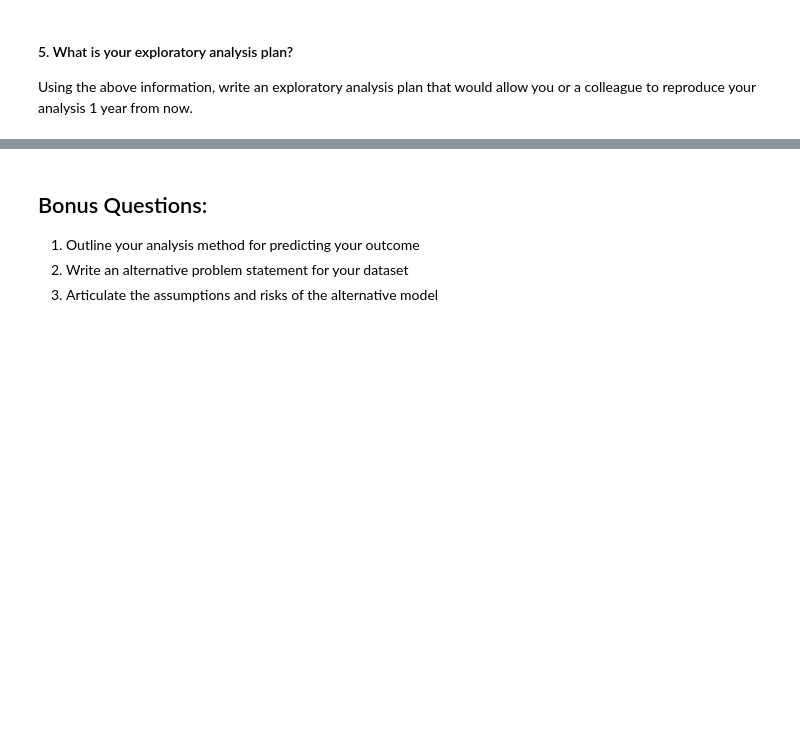
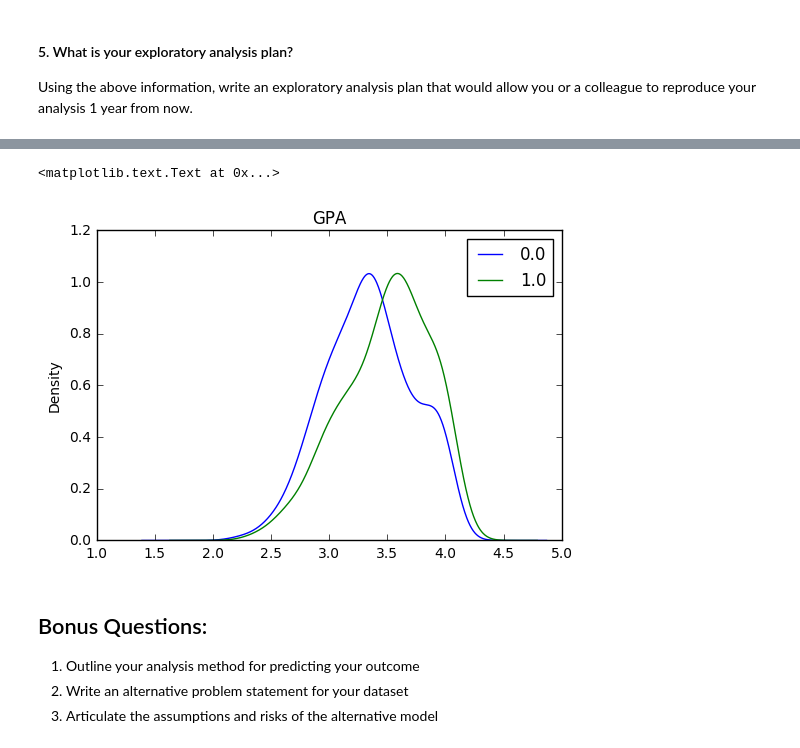
Before and after one commit to randalgoomer/ds-sf-29, a Jupyter notebook: projects/unit-projects/project-1/starter-code/project1-starter.ipynb, the cells around one changed output, grey strips where cells are left out. Saved outputs shown, nothing was run; the diff lists cells and outputs as text; code cells hidden in the pictures; blank space fills up the shorter version.

```diff
--- a/projects/unit-projects/project-1/starter-code/project1-starter.ipynb
+++ b/projects/unit-projects/project-1/starter-code/project1-starter.ipynb
@@ -145,3 +134,10 @@ array([[<matplotlib.axes._subplots.AxesSubplot object at 0x...>]], dtype=object)
+# %%
+adission_grouped['gpa'].plot(kind="density" )
+plt.legend()
+plt.title('GPA')
+# %% [output]
+<matplotlib.text.Text at 0x...>
+[figure, added]
 # %% [markdown]
 ## Bonus Questions:
 1. Outline your analysis method for predicting your outcome
```
Also changed, not shown: parts of 21 cells of this notebook.
